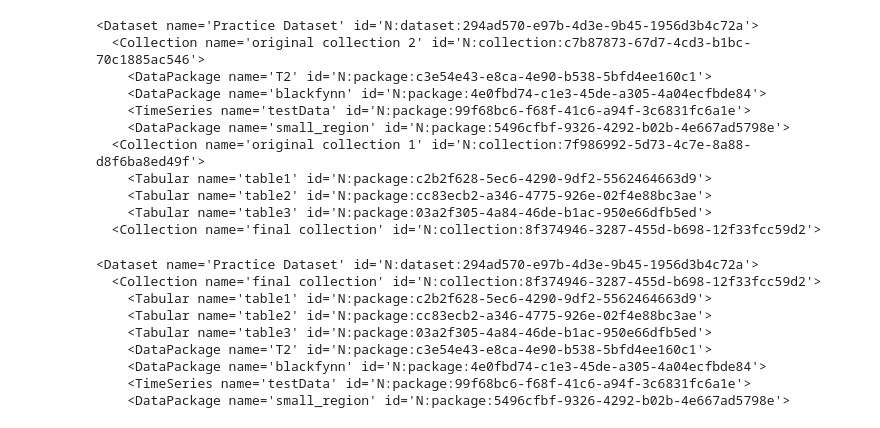
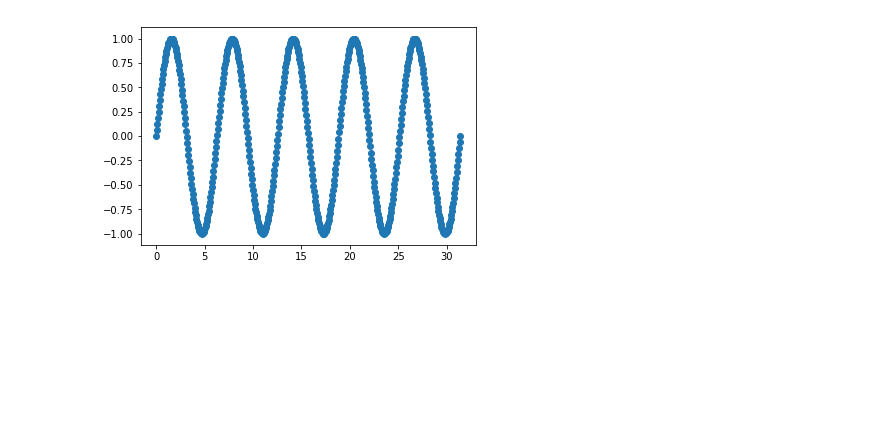
Before and after one commit to ITISFoundation/osparc-lab, a Jupyter notebook: demos/workflow/dat-core/Blackfynn.ipynb, the cells around one changed output. Cells and saved outputs as stored; diff of their text form; code cells hidden in the pictures; blank space fills up the shorter version.

```diff
--- a/demos/workflow/dat-core/Blackfynn.ipynb
+++ b/demos/workflow/dat-core/Blackfynn.ipynb
@@ -84,0 +51,14 @@ col2.upload('example_data/testData.nev',\
+# %%
+# Create a new dataset, delete existing documents first
+simcore_dataset = None
+try:
+    simcore_dataset = bf.get_dataset("simcore-dataset")
+    for item in simcore_dataset:
+        item.delete()
+except:
+    print "Dataset not yet there"
+
+    simcore_dataset = bf.create_dataset("simcore-dataset")
+
+# Upload file
+simcore_dataset.upload("demo.csv")
@@ -84,0 +78,16 @@ col2.upload('example_data/testData.nev',\
+# %%
+simcore_dataset.update()
+for item in simcore_dataset:
+    print "Type:", item.type, "|", "Name:", item.name, "|" , "ID:", item.id
+    tb = bf.get(item.id)
+
+     # get all the data
+    data = tb.get_data()
+
+    # print rows and column information for the data
+    print("Data has {} rows and {} columns").format(len(data.index),len(data.columns))
+    print("First Index: {}").format(data.index[0])
+    print("Last Index: {}").format(data.index[len(data.index)-1])
+
+    print "\nColumns in the data:"
+    print " | ".join(data.columns)
@@ -84,0 +102,9 @@ col2.upload('example_data/testData.nev',\
+# %%
+x = data['# x']
+y1 = data['y1']
+
+plt.scatter(x, y1)
+
+plt.show()
+# %% [output]
+[figure, added]
@@ -87,32 +115,0 @@ ds.update()
-# %%
-ds.print_tree()
-# %% [output]
-<Dataset name='Practice Dataset' id='N:dataset:294ad570-e97b-4d3e-9b45-1956d3b4c72a'>
-  <Collection name='original collection 2' id='N:collection:c7b87873-67d7-4cd3-b1bc-70c1885ac546'>
-    <DataPackage name='T2' id='N:package:c3e54e43-e8ca-4e90-b538-5bfd4ee160c1'>
-    <DataPackage name='blackfynn' id='N:package:4e0fbd74-c1e3-45de-a305-4a04ecfbde84'>
-    <TimeSeries name='testData' id='N:package:99f68bc6-f68f-41c6-a94f-3c6831fc6a1e'>
-    <DataPackage name='small_region' id='N:package:5496cfbf-9326-4292-b02b-4e667ad5798e'>
-  <Collection name='original collection 1' id='N:collection:7f986992-5d73-4c7e-8a88-d8f6ba8ed49f'>
-    <Tabular name='table1' id='N:package:c2b2f628-5ec6-4290-9df2-5562464663d9'>
-    <Tabular name='table2' id='N:package:cc83ecb2-a346-4775-926e-02f4e88bc3ae'>
-    <Tabular name='table3' id='N:package:03a2f305-4a84-46de-b1ac-950e66dfb5ed'>
-  <Collection name='final collection' id='N:collection:8f374946-3287-455d-b698-12f33fcc59d2'>
-# %%
-for item in [col1.items, col2.items]:
-    for package in item:
-        bf.move(col3, package.id)
-col1.delete()
-col2.delete()
-ds.update()
-ds.print_tree()
-# %% [output]
-<Dataset name='Practice Dataset' id='N:dataset:294ad570-e97b-4d3e-9b45-1956d3b4c72a'>
-  <Collection name='final collection' id='N:collection:8f374946-3287-455d-b698-12f33fcc59d2'>
-    <Tabular name='table1' id='N:package:c2b2f628-5ec6-4290-9df2-5562464663d9'>
-    <Tabular name='table2' id='N:package:cc83ecb2-a346-4775-926e-02f4e88bc3ae'>
-    <Tabular name='table3' id='N:package:03a2f305-4a84-46de-b1ac-950e66dfb5ed'>
-    <DataPackage name='T2' id='N:package:c3e54e43-e8ca-4e90-b538-5bfd4ee160c1'>
-    <DataPackage name='blackfynn' id='N:package:4e0fbd74-c1e3-45de-a305-4a04ecfbde84'>
-    <TimeSeries name='testData' id='N:package:99f68bc6-f68f-41c6-a94f-3c6831fc6a1e'>
-    <DataPackage name='small_region' id='N:package:5496cfbf-9326-4292-b02b-4e667ad5798e'>
```
Also changed, not shown: parts of 11 cells of this notebook.
